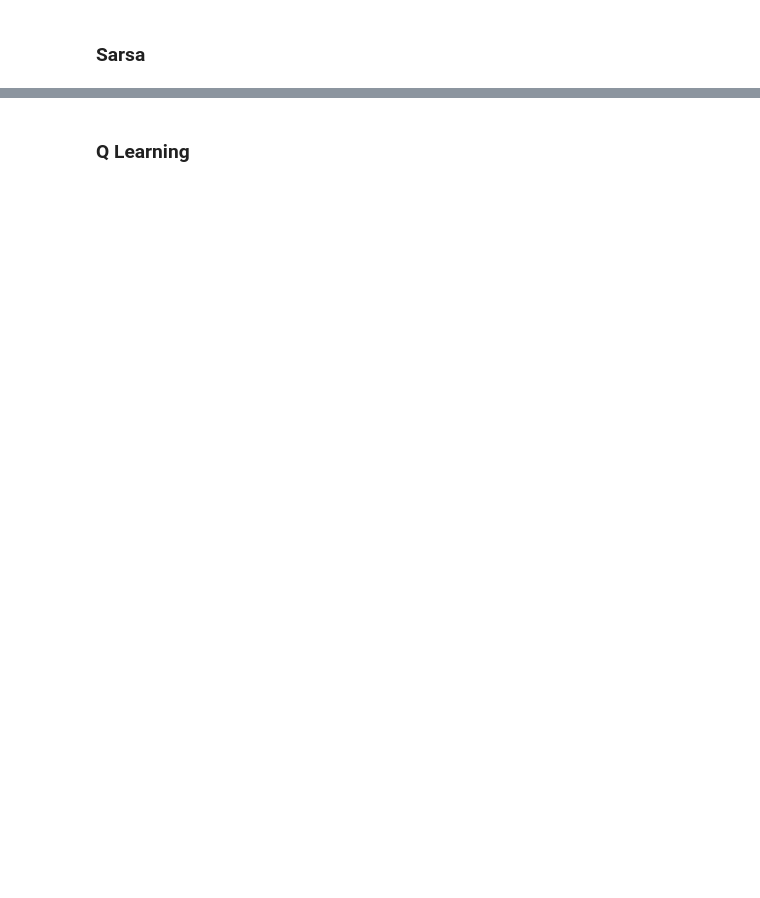
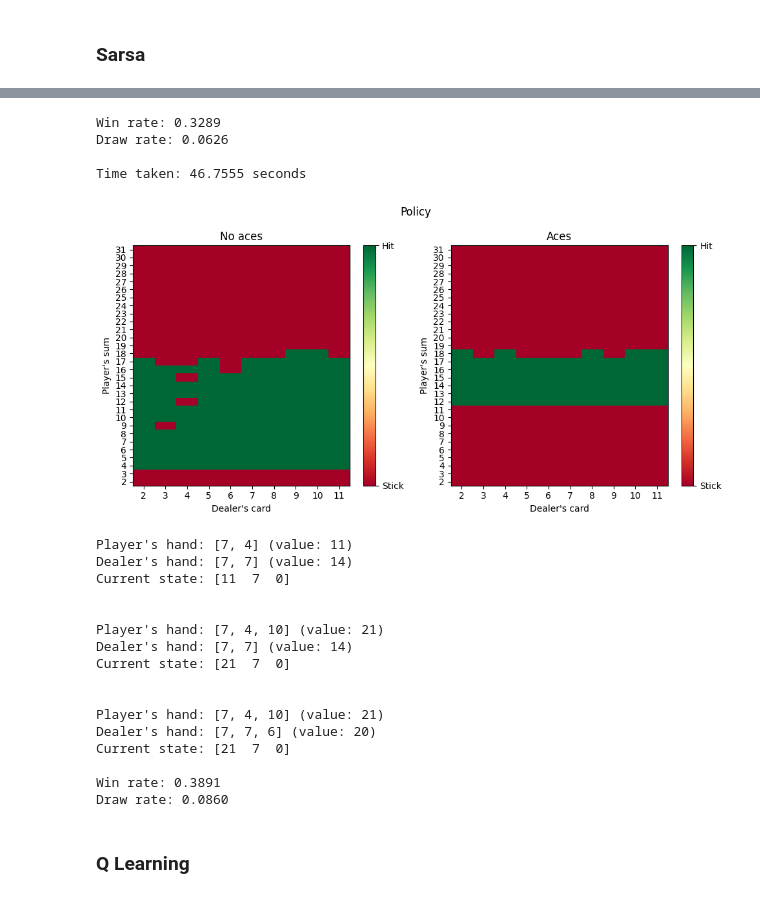
Before and after one commit to ThomasLEMERCIER/BlackJack-RL, a Jupyter notebook: experiments.ipynb, the cells around one changed output, grey strips where cells are left out. Cells and saved outputs as stored; diff of their text form; code cells hidden in the pictures; blank space fills up the shorter version.

```diff
--- a/experiments.ipynb
+++ b/experiments.ipynb
@@ -151,3 +157,37 @@ Draw rate: 0.0796
+# %%
+exploration = EpsilonGreedy(epsilon=0.8, decay=0.999999, seed=42)
+qlearning_parameters = SarsaParameters(num_states=get_num_states(env.observation_space), num_actions=env.action_space.n)
+agent = SarsaAgent(qlearning_parameters, exploration)
+
+main_sarsa(env, agent, n_episodes)
+# %% [output]
+Win rate: 0.3289
+Draw rate: 0.0626
+
+Time taken: 46.7555 seconds
+# %%
+policy = agent.get_policy()
+plot_policy_simple_blackjack(policy, env.observation_space)
+
+play_policy(env, agent, n_test_episodes)
+# %% [output]
+[figure, added]
+Player's hand: [7, 4] (value: 11)
+Dealer's hand: [7, 7] (value: 14)
+Current state: [11  7  0]
+
+
+Player's hand: [7, 4, 10] (value: 21)
+Dealer's hand: [7, 7] (value: 14)
+Current state: [21  7  0]
+
+
+Player's hand: [7, 4, 10] (value: 21)
+Dealer's hand: [7, 7, 6] (value: 20)
+Current state: [21  7  0]
+
+Win rate: 0.3891
+Draw rate: 0.0860
 # %% [markdown]
 ### Q Learning
 # %%
```
Also changed, not shown: parts of 32 cells of this notebook.
